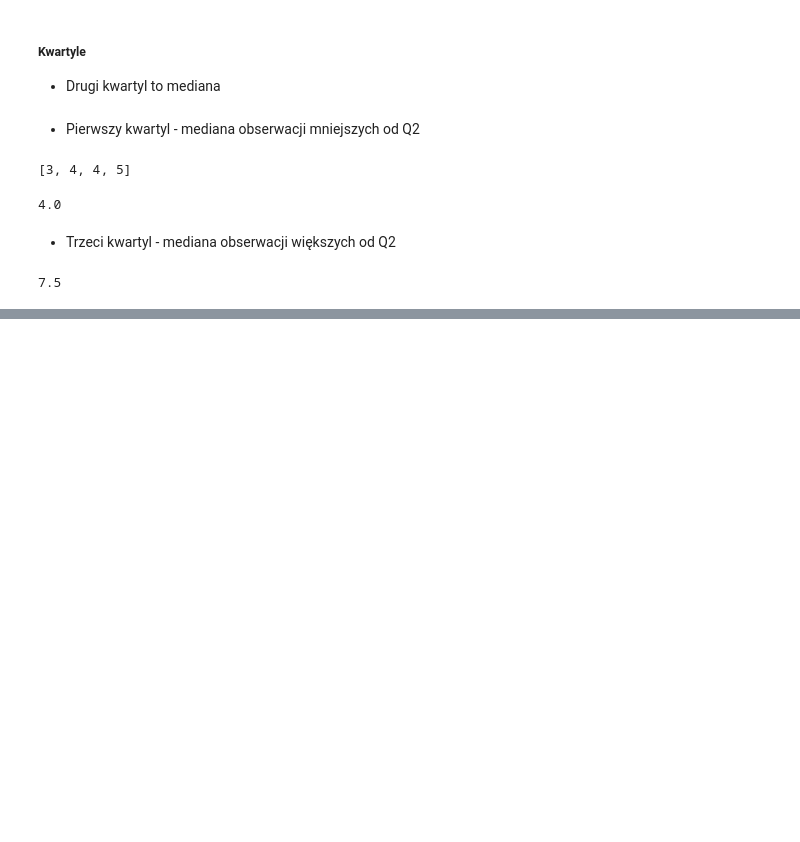
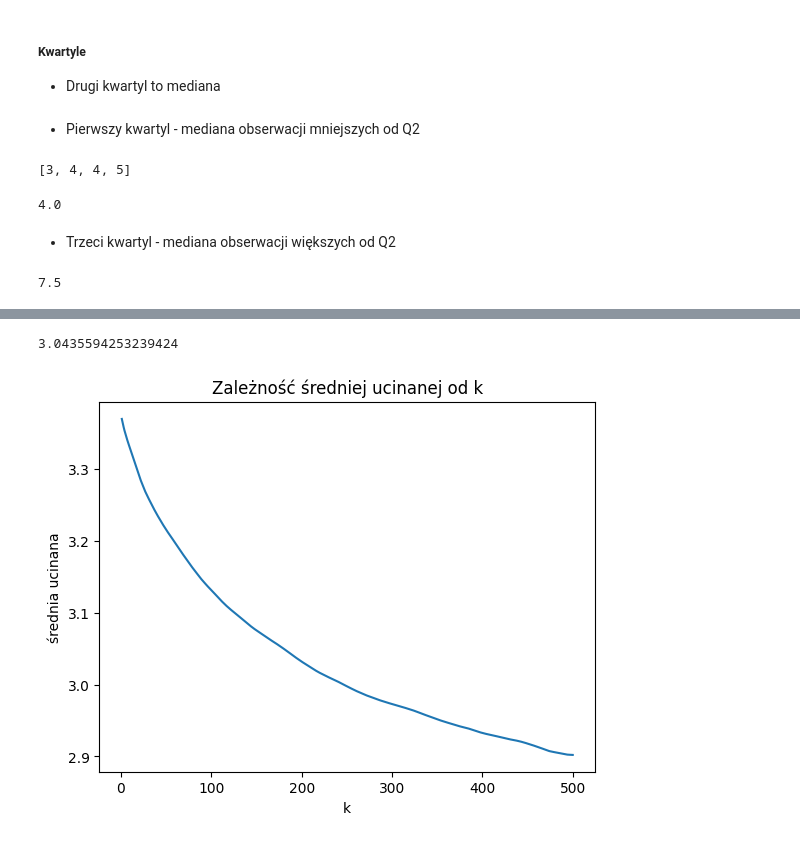
Before and after one commit to rafglo/Statystyka-stosowana, a Jupyter notebook: lista2.ipynb, the cells around one changed output, grey strips where cells are left out. Drawn from its saved outputs; the diff is of its cells as text; code cells hidden in the pictures; blank space fills up the shorter version.

```diff
--- a/lista2.ipynb
+++ b/lista2.ipynb
@@ -46,0 +49,5 @@ Q3([3,4,5,6,7,4,67,8])
+# %%
+from pandas import *
+import numpy as np
+
+data = read_csv("CreditCard.csv")['income'].tolist()
@@ -46,0 +69,12 @@ Q3([3,4,5,6,7,4,67,8])
+# %%
+print(geometric_mean(data))
+# %% [output]
+3.0435594253239424
+# %%
+def truncated_mean(data, k):
+    n = len(data)
+    data.sort()
+    sum1 = 0
+    for i in range(k+1, n-k+1):
+        sum1 += data[i]
+    return sum1 / (n-2*k)
@@ -46,0 +83,10 @@ Q3([3,4,5,6,7,4,67,8])
+# %%
+xs = np.linspace(1,500,500)
+ys = [truncated_mean(data, i) for i in range(1,501)]
+plt.plot(xs,ys)
+plt.xlabel("k")
+plt.ylabel("średnia ucinana")
+plt.title("Zależność średniej ucinanej od k")
+plt.show()
+# %% [output]
+[figure, added]
```
Also changed, not shown: parts of 10 cells of this notebook, 1 other file.
